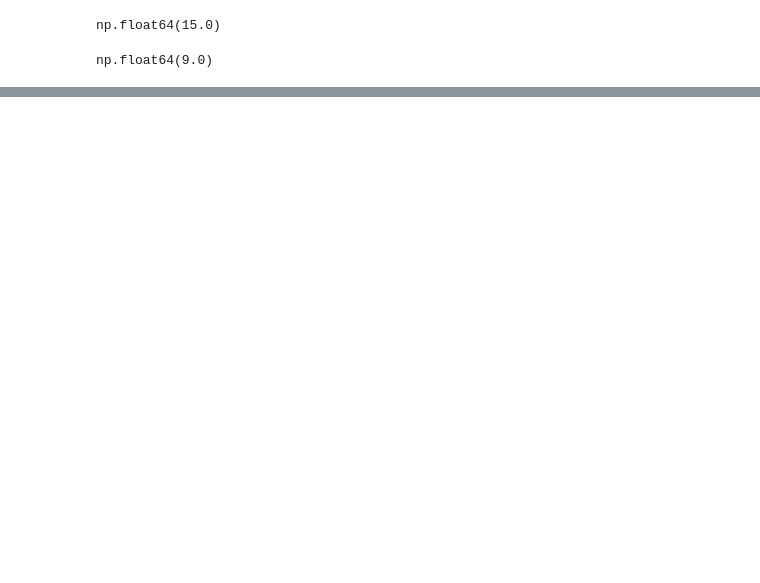
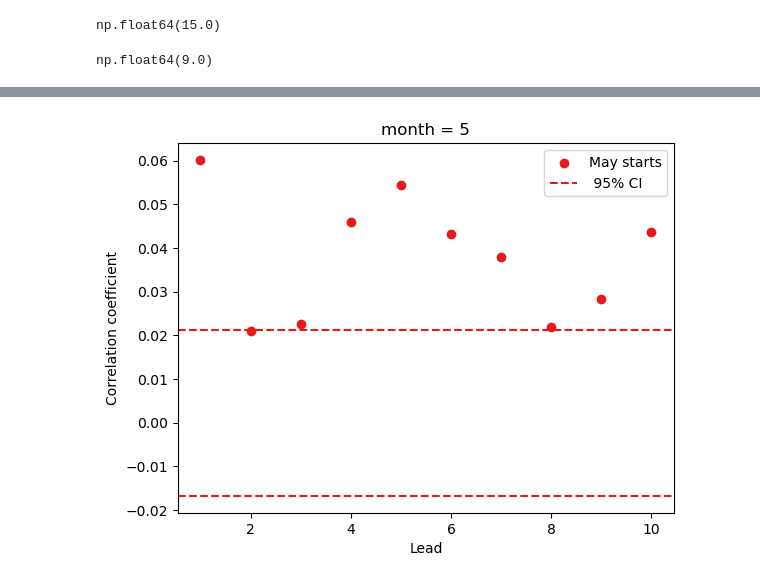
Before and after one commit to AusClimateService/unseen-projects, a Jupyter notebook: project-wind-drought/analysis_CanESM5_nem-2030.ipynb, the cells around one changed output, grey strips where cells are left out. Cells and saved outputs as stored; diff of their text form; code cells hidden in the pictures; blank space fills up the shorter version.

```diff
--- a/project-wind-drought/analysis_CanESM5_nem-2030.ipynb
+++ b/project-wind-drought/analysis_CanESM5_nem-2030.ipynb
@@ -173,0 +217,10 @@ np.float64(9.0)
+# %%
+ds_indep = independence.run_tests(
+    wddx_model['event_length'],
+    confidence_interval=0.95,
+    n_resamples=1000
+)
+# %%
+independence.point_plot(ds_indep)
+# %% [output]
+[figure, added]
```
Also changed, not shown: parts of 27 cells of this notebook, 1 other file.
